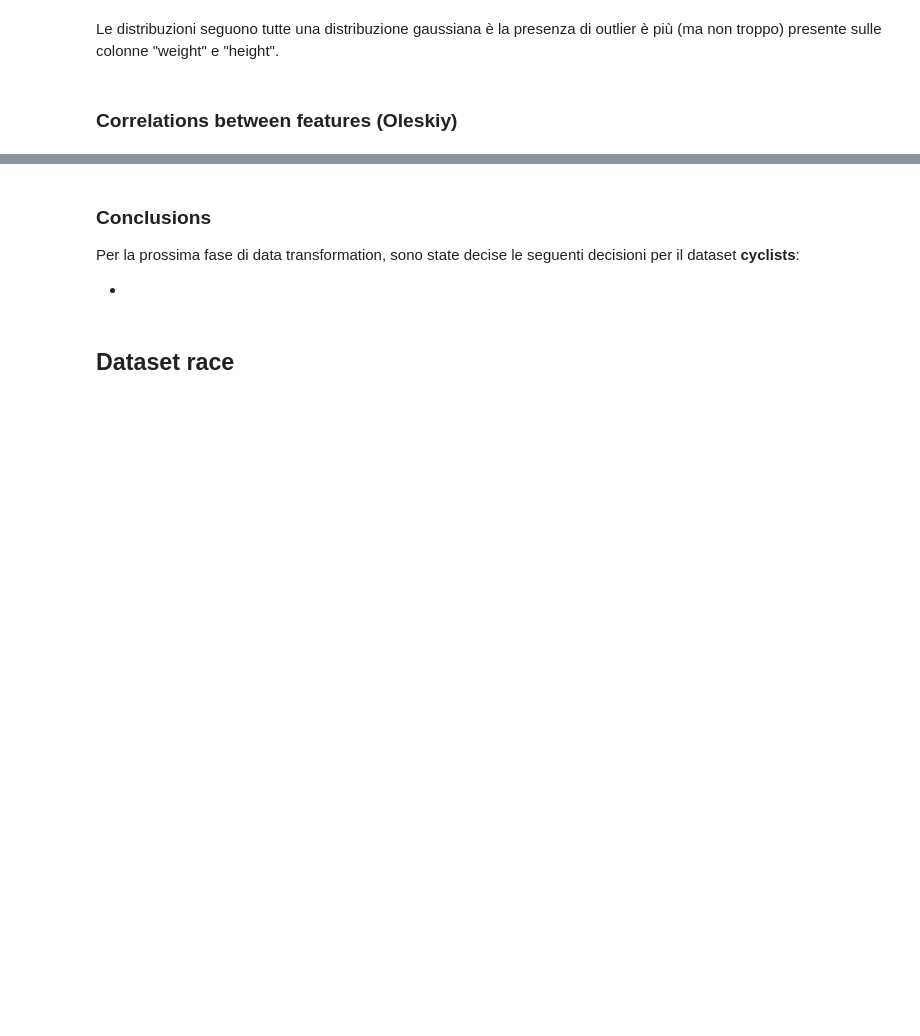
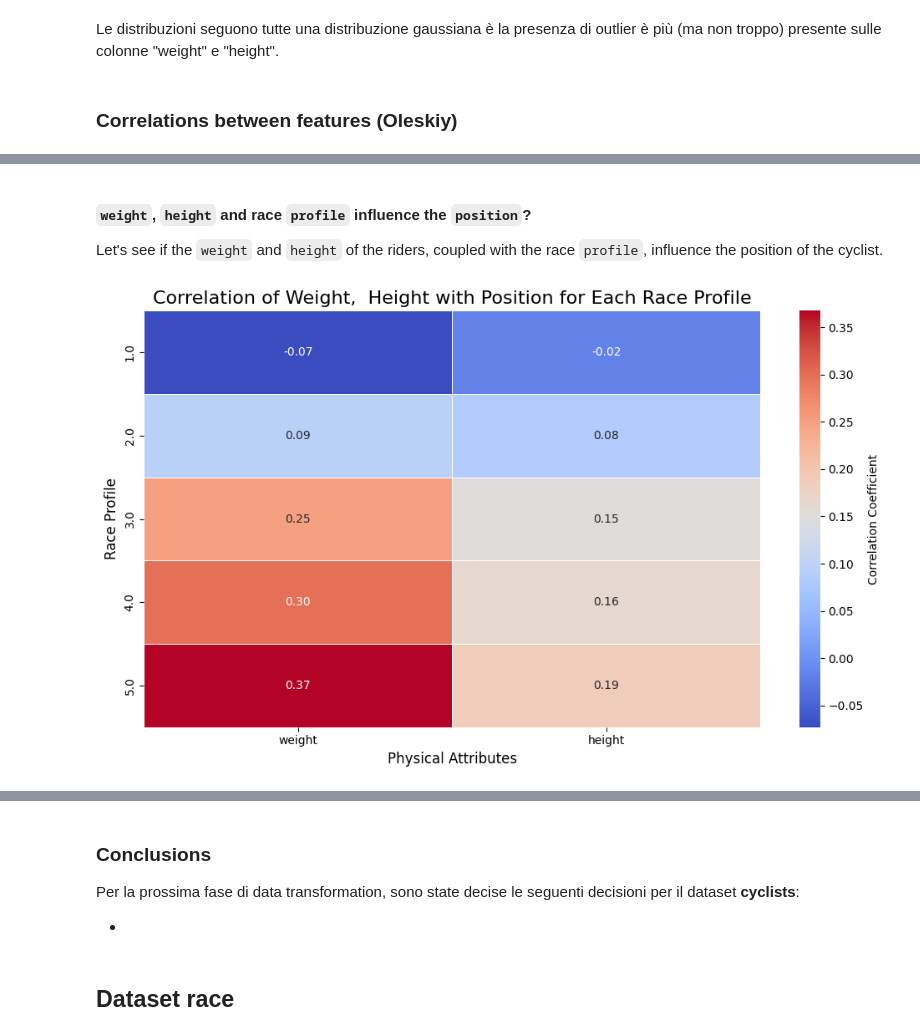
Before and after one commit to lesi-nedo/dm_project24_group_11, a Jupyter notebook: Main.ipynb, the cells around one changed output, grey strips where cells are left out. Drawn from its saved outputs; the diff is of its cells as text; code cells hidden in the pictures; blank space fills up the shorter version.

```diff
--- a/Main.ipynb
+++ b/Main.ipynb
@@ -121,0 +314,28 @@ Le distribuzioni seguono tutte una distribuzione gaussiana è la presenza di out
+# %% [markdown]
+#### `weight`, `height` and race `profile` influence the `position`?
+
+Let's see if the `weight` and `height` of the riders, coupled with the race `profile`, influence the position of the cyclist.
+# %%
+whpp_cor_feat = ['weight', 'height', 'position', 'profile']
+whpp_cor_df = MergedDataset[whpp_cor_feat].copy()
+
+correlations = whpp_cor_df.groupby('profile')[['weight', 'height', 'position']].corr()
+
+correlations = correlations.xs('position', level=1).drop('position', axis=1)
+
+# Plotting the heatmap
+plt.figure(figsize=(10, 6))
+heatmap = seaborn.heatmap(correlations, annot=True, cmap='coolwarm', fmt=".2f", linewidths=0.5, cbar_kws={'label': 'Correlation Coefficient'})
+
+# Customize the heatmap
+heatmap.set_title('Correlation of Weight,  Height with Position for Each Race Profile', fontsize=16)
+heatmap.set_xlabel('Physical Attributes', fontsize=12)
+heatmap.set_ylabel('Race Profile', fontsize=12)
+
+# Show the plot
+plt.tight_layout()
+plt.show()
+plt.close()
+del whpp_cor_df
+# %% [output]
+[figure, added]
```
Also changed, not shown: parts of 15 cells of this notebook.
